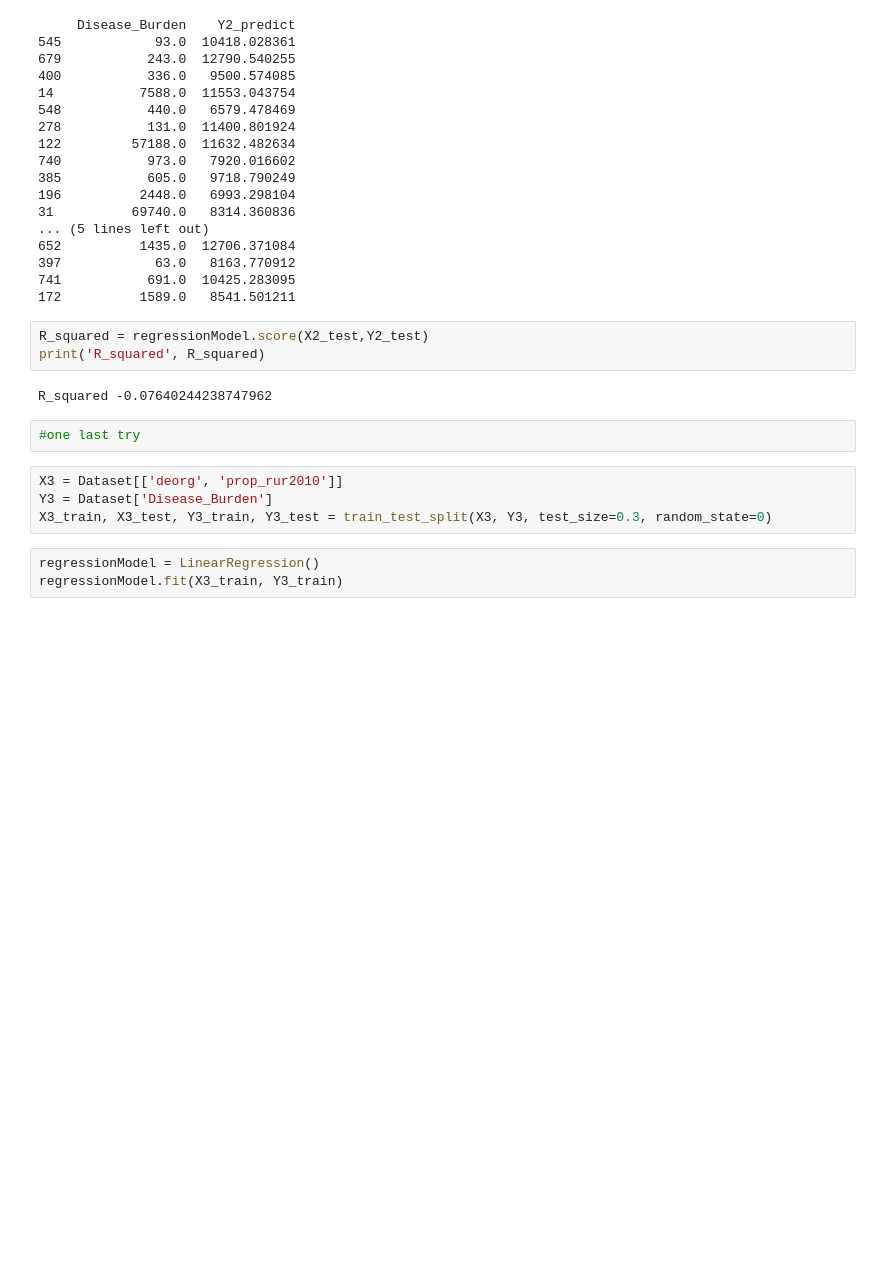
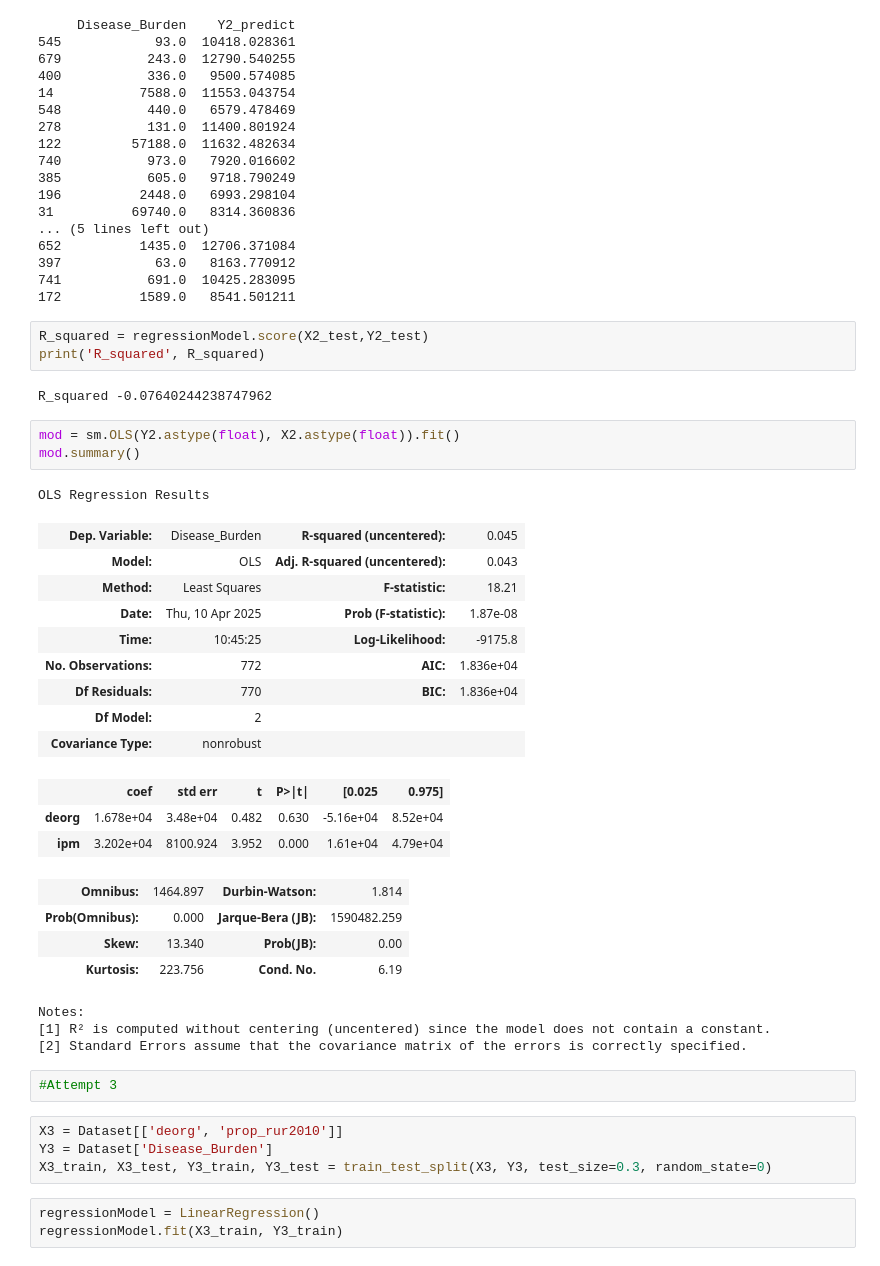
Before and after one commit to roccodecarolis/HEDS_DATA, a Jupyter notebook: HEDS_Data_Analysis_Regression_Model.ipynb, the cells around one changed output. Cells and saved outputs as stored; diff of their text form; blank space fills up the shorter version.

```diff
--- a/HEDS_Data_Analysis_Regression_Model.ipynb
+++ b/HEDS_Data_Analysis_Regression_Model.ipynb
@@ -210,8 +210,32 @@ R_squared = regressionModel.score(X2_test,Y2_test)
 print('R_squared', R_squared)
 # %% [output]
 R_squared -0.07640244238747962
-# %%
-#one last try
+# %%
+mod = sm.OLS(Y2.astype(float), X2.astype(float)).fit()
+mod.summary()
+# %% [output]
+OLS Regression Results
+| Dep. Variable: | Disease_Burden | R-squared (uncentered): | 0.045 |
+| Model: | OLS | Adj. R-squared (uncentered): | 0.043 |
+| Method: | Least Squares | F-statistic: | 18.21 |
+| Date: | Thu, 10 Apr 2025 | Prob (F-statistic): | 1.87e-08 |
+| Time: | 10:45:25 | Log-Likelihood: | -9175.8 |
+| No. Observations: | 772 | AIC: | 1.836e+04 |
+| Df Residuals: | 770 | BIC: | 1.836e+04 |
+| Df Model: | 2 |  |  |
+| Covariance Type: | nonrobust |  |  |
+|  | coef | std err | t | P>|t| | [0.025 | 0.975] |
+| deorg | 1.678e+04 | 3.48e+04 | 0.482 | 0.630 | -5.16e+04 | 8.52e+04 |
+| ipm | 3.202e+04 | 8100.924 | 3.952 | 0.000 | 1.61e+04 | 4.79e+04 |
+| Omnibus: | 1464.897 | Durbin-Watson: | 1.814 |
+| Prob(Omnibus): | 0.000 | Jarque-Bera (JB): | 1590482.259 |
+| Skew: | 13.340 | Prob(JB): | 0.00 |
+| Kurtosis: | 223.756 | Cond. No. | 6.19 |
+Notes:
+[1] R² is computed without centering (uncentered) since the model does not contain a constant.
+[2] Standard Errors assume that the covariance matrix of the errors is correctly specified.
+# %%
+#Attempt 3
 # %%
 X3 = Dataset[['deorg', 'prop_rur2010']]
 Y3 = Dataset['Disease_Burden']
```
Also changed, not shown: parts of 24 cells of this notebook.
